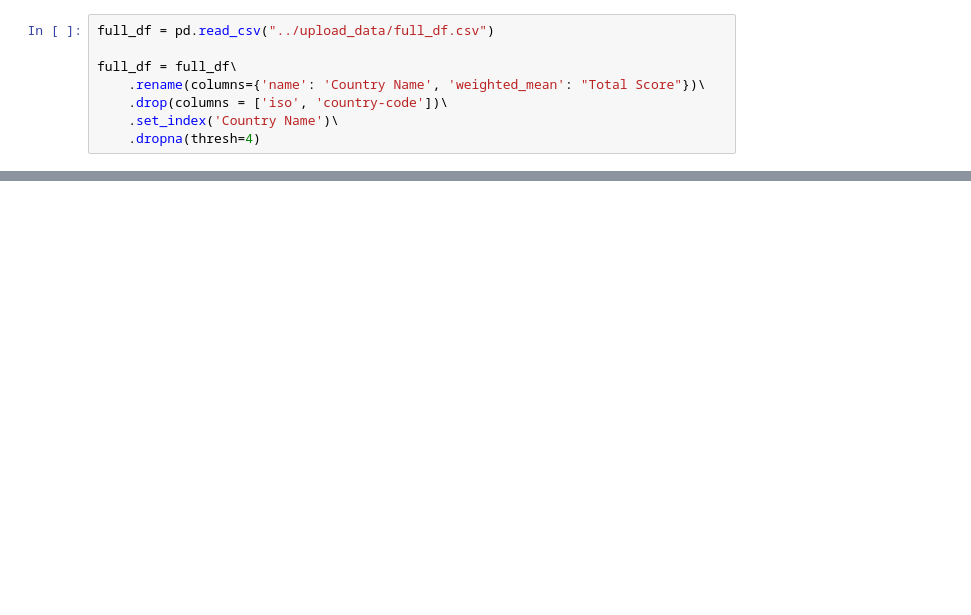
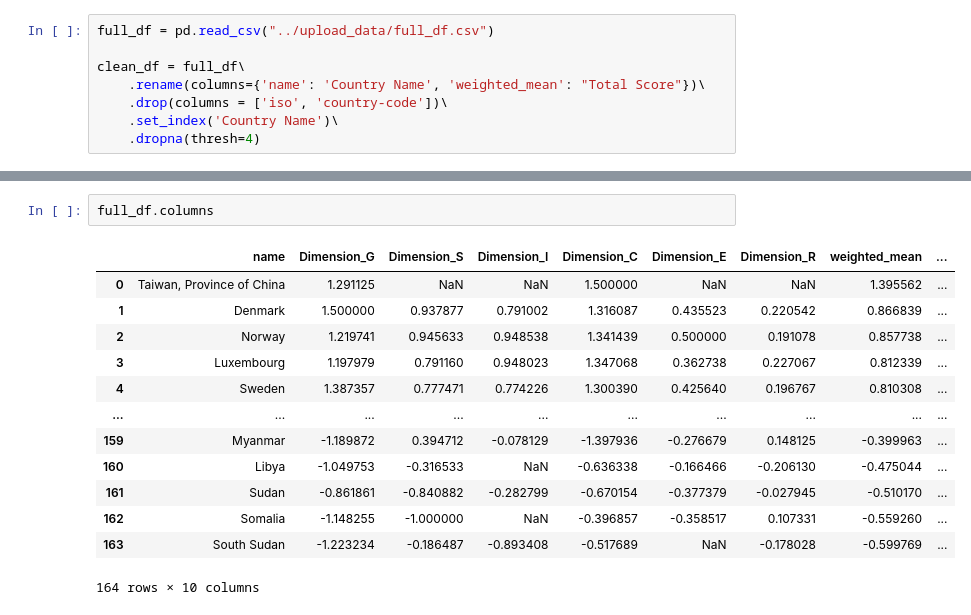
Before and after one commit to Samuel-Drewes/bmz_fragility_monitor, a Jupyter notebook: notebooks/production_25_03.ipynb, the cells around one changed output, grey strips where cells are left out. Saved outputs shown, nothing was run; the diff lists cells and outputs as text; blank space fills up the shorter version.

```diff
--- a/notebooks/production_25_03.ipynb
+++ b/notebooks/production_25_03.ipynb
@@ -4,7 +6,7 @@ import numpy as np
 # %%
 full_df = pd.read_csv("../upload_data/full_df.csv")
 
-full_df = full_df\
+clean_df = full_df\
     .rename(columns={'name': 'Country Name', 'weighted_mean': "Total Score"})\
     .drop(columns = ['iso', 'country-code'])\
     .set_index('Country Name')\
@@ -28,0 +55,16 @@ full_df
+# %%
+full_df.columns
+# %% [output]
+|  | name | Dimension_G | Dimension_S | Dimension_I | Dimension_C | Dimension_E | Dimension_R | weighted_mean | ... |
+| 0 | Taiwan, Province of China | 1.291125 | NaN | NaN | 1.500000 | NaN | NaN | 1.395562 | ... |
+| 1 | Denmark | 1.500000 | 0.937877 | 0.791002 | 1.316087 | 0.435523 | 0.220542 | 0.866839 | ... |
+| 2 | Norway | 1.219741 | 0.945633 | 0.948538 | 1.341439 | 0.500000 | 0.191078 | 0.857738 | ... |
+| 3 | Luxembourg | 1.197979 | 0.791160 | 0.948023 | 1.347068 | 0.362738 | 0.227067 | 0.812339 | ... |
+| 4 | Sweden | 1.387357 | 0.777471 | 0.774226 | 1.300390 | 0.425640 | 0.196767 | 0.810308 | ... |
+| ... | ... | ... | ... | ... | ... | ... | ... | ... | ... |
+| 159 | Myanmar | -1.189872 | 0.394712 | -0.078129 | -1.397936 | -0.276679 | 0.148125 | -0.399963 | ... |
+| 160 | Libya | -1.049753 | -0.316533 | NaN | -0.636338 | -0.166466 | -0.206130 | -0.475044 | ... |
+| 161 | Sudan | -0.861861 | -0.840882 | -0.282799 | -0.670154 | -0.377379 | -0.027945 | -0.510170 | ... |
+| 162 | Somalia | -1.148255 | -1.000000 | NaN | -0.396857 | -0.358517 | 0.107331 | -0.559260 | ... |
+| 163 | South Sudan | -1.223234 | -0.186487 | -0.893408 | -0.517689 | NaN | -0.178028 | -0.599769 | ... |
+164 rows × 10 columns
```
Also changed, not shown: parts of 8 cells of this notebook, 1 other file.
